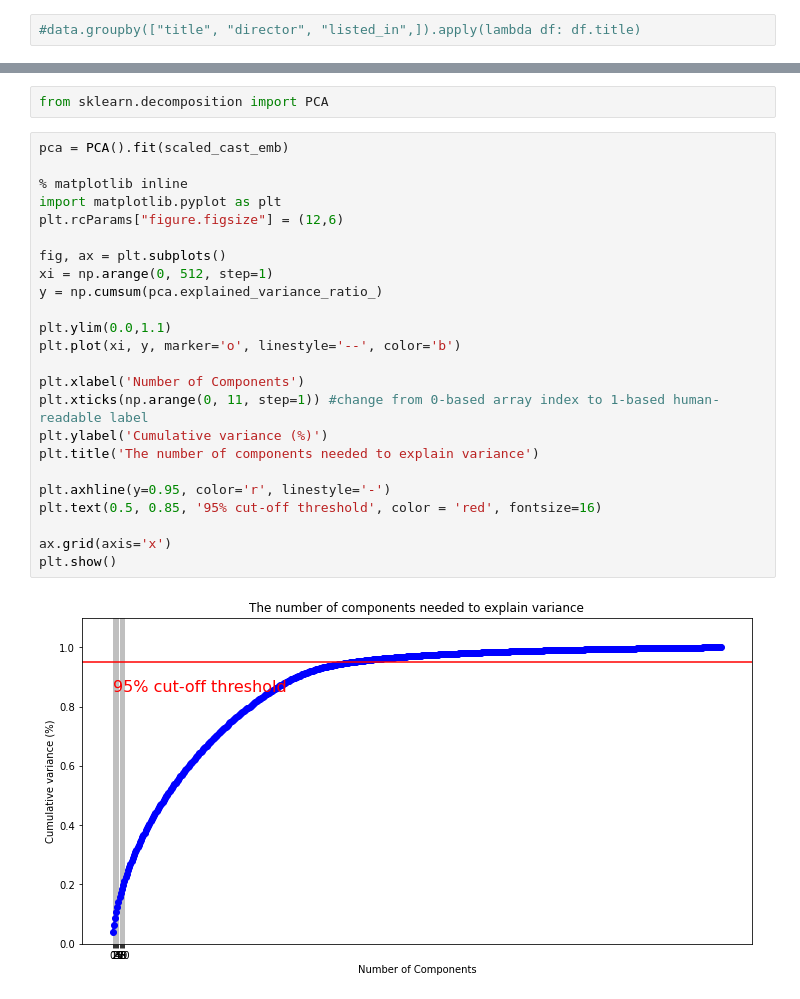
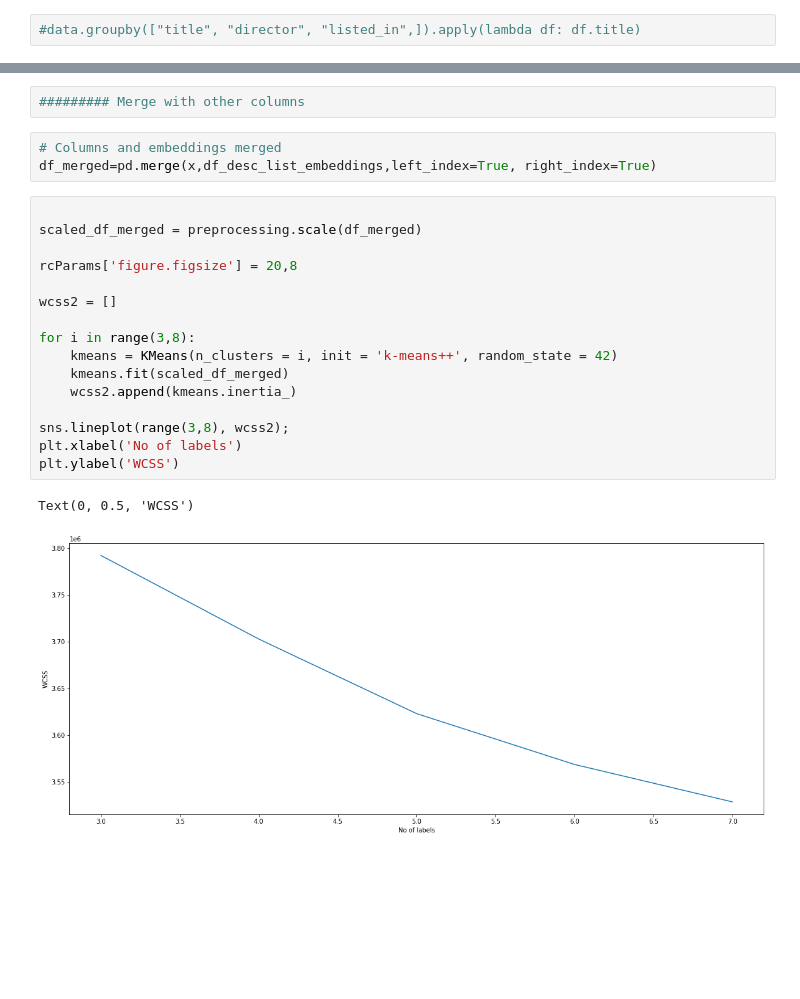
Before and after one commit to abdulaziz2208/Netflix-clustering, a Jupyter notebook: NETFLIX_MOVIES_AND_TV_SHOWS_CLUSTERING.ipynb, the cells around one changed output, grey strips where cells are left out. Cells and saved outputs as stored; diff of their text form; blank space fills up the shorter version.

```diff
--- a/NETFLIX_MOVIES_AND_TV_SHOWS_CLUSTERING.ipynb
+++ b/NETFLIX_MOVIES_AND_TV_SHOWS_CLUSTERING.ipynb
@@ -616,28 +623,24 @@ Text(0, 0.5, 'WCSS')
-# %%
-from sklearn.decomposition import PCA
-# %%
-pca = PCA().fit(scaled_cast_emb)
-
-% matplotlib inline
-import matplotlib.pyplot as plt
-plt.rcParams["figure.figsize"] = (12,6)
-
-fig, ax = plt.subplots()
-xi = np.arange(0, 512, step=1)
-y = np.cumsum(pca.explained_variance_ratio_)
-
-plt.ylim(0.0,1.1)
-plt.plot(xi, y, marker='o', linestyle='--', color='b')
-
-plt.xlabel('Number of Components')
-plt.xticks(np.arange(0, 11, step=1)) #change from 0-based array index to 1-based human-readable label
-plt.ylabel('Cumulative variance (%)')
-plt.title('The number of components needed to explain variance')
-
-plt.axhline(y=0.95, color='r', linestyle='-')
-plt.text(0.5, 0.85, '95% cut-off threshold', color = 'red', fontsize=16)
-
-ax.grid(axis='x')
-plt.show()
-# %% [output]
-[figure, removed]
+# %%
+######### Merge with other columns
+# %%
+# Columns and embeddings merged
+df_merged=pd.merge(x,df_desc_list_embeddings,left_index=True, right_index=True)
+# %%
+
+scaled_df_merged = preprocessing.scale(df_merged)
+
+rcParams['figure.figsize'] = 20,8
+
+wcss2 = []
+
+for i in range(3,8):
+    kmeans = KMeans(n_clusters = i, init = 'k-means++', random_state = 42)
+    kmeans.fit(scaled_df_merged)
+    wcss2.append(kmeans.inertia_)
+
+sns.lineplot(range(3,8), wcss2);
+plt.xlabel('No of labels')
+plt.ylabel('WCSS')
+# %% [output]
+Text(0, 0.5, 'WCSS')
+[figure, added]
```
Also changed, not shown: parts of 24 cells of this notebook.
